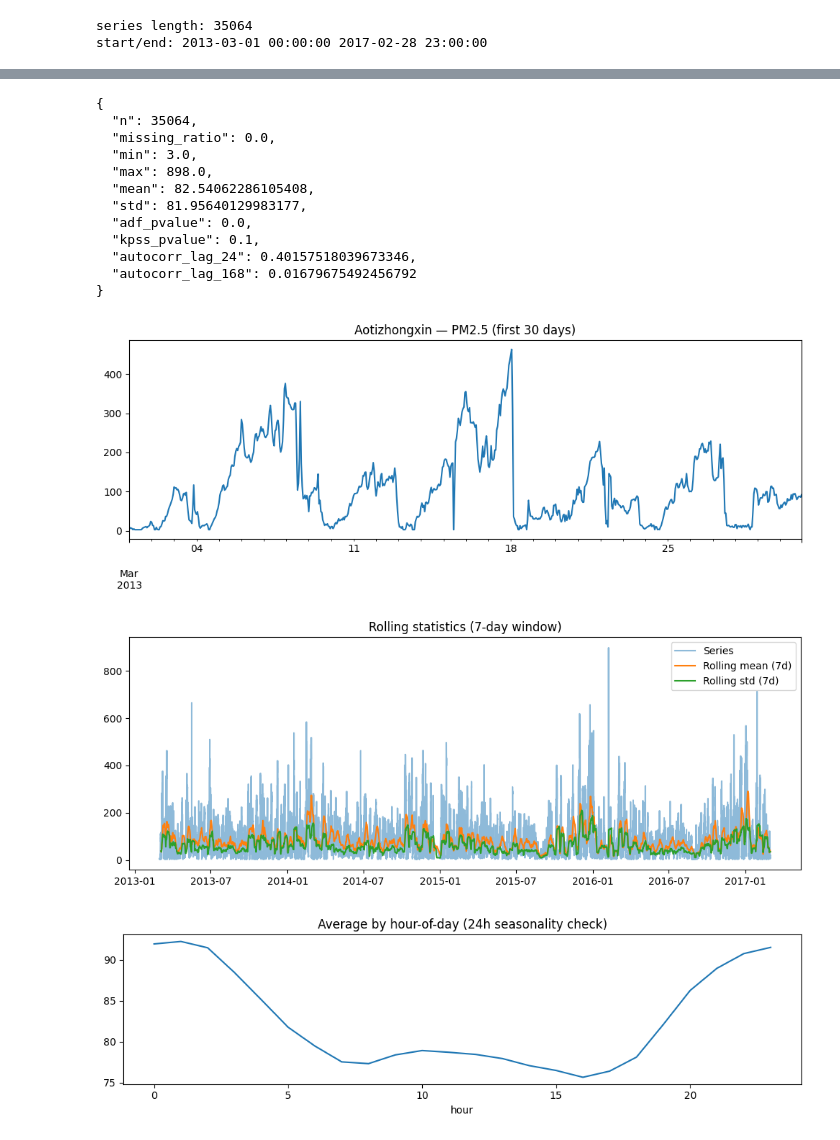
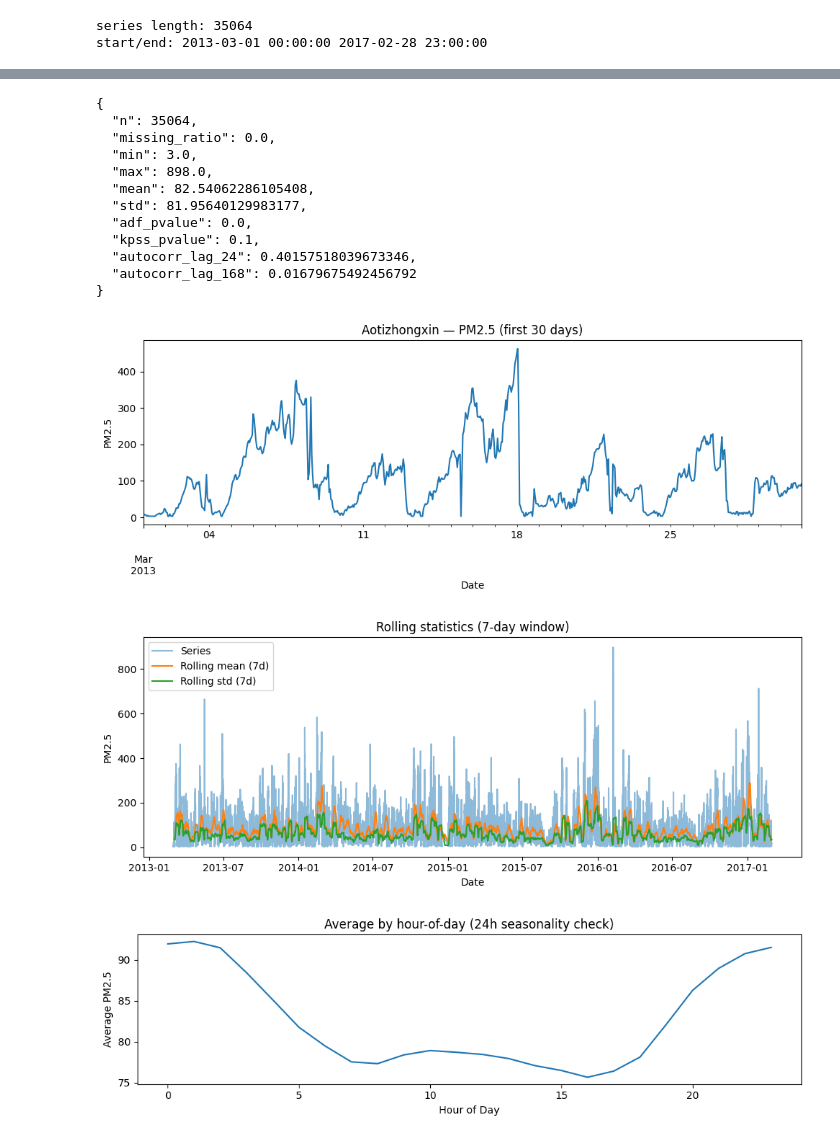
Before and after one commit to ThanhTung-KHMT-1701/AirQuality_TimeSeries, a Jupyter notebook: notebooks/runs/arima_forecasting_run.ipynb, the cells around one changed output, grey strips where cells are left out. Drawn from its saved outputs; the diff is of its cells as text; code cells hidden in the pictures.

```diff
--- a/notebooks/runs/arima_forecasting_run.ipynb
+++ b/notebooks/runs/arima_forecasting_run.ipynb
@@ -95,50 +70,52 @@ Các tín hiệu cần quan sát để ra quyết định:
 # %%
 diag = describe_time_series(s)
 print(json.dumps(diag, ensure_ascii=False, indent=2))
-
-# Plot raw series (zoom a bit)
 plt.figure(figsize=(10,4))
-s.iloc[:24*30].plot()  # first 30 days
+s.iloc[:24*30].plot()
 plt.title(f'{STATION} — {VALUE_COL} (first 30 days)')
+plt.xlabel('Date')
+plt.ylabel(VALUE_COL)
 plt.tight_layout()
+plt.savefig('images/arima_series_zoom.png')
 plt.show()
-
-# Rolling mean/std for intuition about stationarity
-roll_mean = s.rolling(24*7, min_periods=24*3).mean()  # 7-day window
+roll_mean = s.rolling(24*7, min_periods=24*3).mean()
 roll_std  = s.rolling(24*7, min_periods=24*3).std()
 plt.figure(figsize=(10,4))
 plt.plot(s.index, s.values, label='Series', alpha=0.5)
 plt.plot(roll_mean.index, roll_mean.values, label='Rolling mean (7d)')
 plt.plot(roll_std.index, roll_std.values, label='Rolling std (7d)')
 plt.title('Rolling statistics (7-day window)')
+plt.xlabel('Date')
+plt.ylabel(VALUE_COL)
 plt.legend()
 plt.tight_layout()
+plt.savefig('images/arima_rolling_stats.png')
 plt.show()
-
-# Seasonality check: average by hour-of-day
 tmp = pd.DataFrame({'y': s.values}, index=s.index)
 hod = tmp.groupby(tmp.index.hour)['y'].mean()
 plt.figure(figsize=(10,3))
 plt.plot(hod.index, hod.values)
 plt.title('Average by hour-of-day (24h seasonality check)')
-plt.xlabel('hour')
+plt.xlabel('Hour of Day')
+plt.ylabel('Average PM2.5')
 plt.tight_layout()
+plt.savefig('images/arima_seasonality_hourly.png')
 plt.show()
 # %% [output]
 {
   "n": 35064,
   "missing_ratio": 0.0,
   "min": 3.0,
   "max": 898.0,
   "mean": 82.54062286105408,
   "std": 81.95640129983177,
   "adf_pvalue": 0.0,
   "kpss_pvalue": 0.1,
   "autocorr_lag_24": 0.40157518039673346,
   "autocorr_lag_168": 0.01679675492456792
 }
-[figure, old version]
+[figure, new version]
-[figure, old version]
+[figure, new version]
-[figure, old version]
+[figure, new version]
 # %% [markdown]
 ## 3) Split theo thời gian + ACF/PACF (gợi ý p, q)
```
Also changed, not shown: parts of 13 cells of this notebook, 27 other files.
